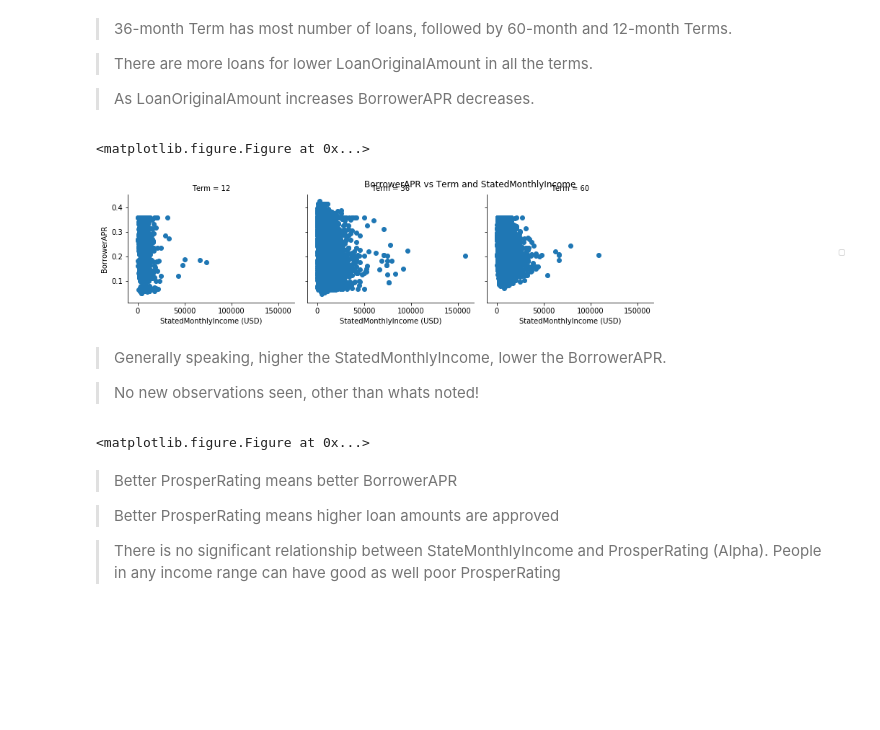
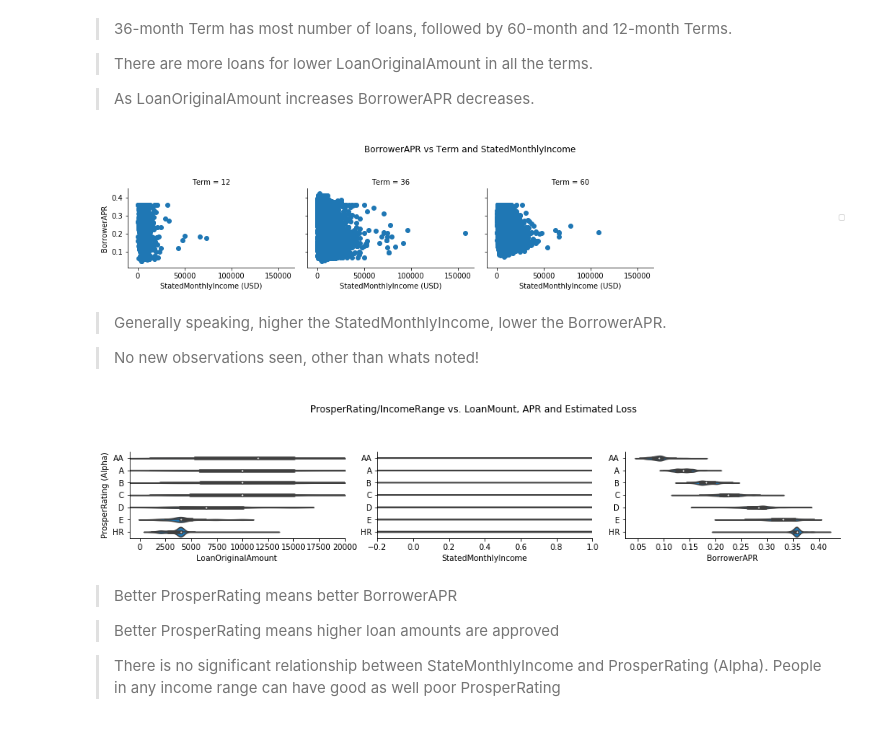
Before and after one commit to AbhaRamchandani/Communicate-Data-Findings---Loan-Data-from-Prosper, a Jupyter notebook: exploration_template.ipynb, the cells around one changed output. Saved outputs shown, nothing was run; the diff lists cells and outputs as text; code cells hidden in the pictures; blank space fills up the shorter version.

```diff
--- a/exploration_template.ipynb
+++ b/exploration_template.ipynb
@@ -1240,21 +1241,21 @@ g.add_legend();
 > As LoanOriginalAmount increases BorrowerAPR decreases.
 # %%
 # Plot BorrowerAPR vs Term and StatedMonthlyIncome
-plt.figure(figsize = [14.70, 8.27])
+#plt.figure(figsize = [14.70, 8.27])
 g = sb.FacetGrid(data = df_copy, aspect = 1.2, col = 'Term', col_wrap = 4)
 g.map(plt.scatter, 'StatedMonthlyIncome', 'BorrowerAPR').set_axis_labels("StatedMonthlyIncome (USD)", "BorrowerAPR");
 plt.suptitle('BorrowerAPR vs Term and StatedMonthlyIncome', color = 'black');
+plt.subplots_adjust(top = 0.7);
 g.add_legend();
 # %% [output]
-<matplotlib.figure.Figure at 0x...>
-[figure, old version]
+[figure, new version]
 # %% [markdown]
 > Generally speaking, higher the StatedMonthlyIncome, lower the BorrowerAPR.
 
 > No new observations seen, other than whats noted!
 # %%
 # Plot all PropsperRating vs. (LoanOriginalAmount, StatedMonthlyIncome and BorrowerAPR)
-plt.figure(figsize = [14.70, 8.27])
+#plt.figure(figsize = [14.70, 8.27])
 
 # Plot matrix: sample 7000 so that plots are clearer and they render faster
 samples = np.random.choice(df_copy.shape[0], 7000, replace = False)
@@ -1270,14 +1271,14 @@ g.map(sb.violinplot,  color = base_color, saturation = 2);
 g.axes[0,0].set_xlim(-1000,20000)
 g.axes[0,1].set_xlim(-0.2,1)
 g.fig.suptitle('ProsperRating/IncomeRange vs. LoanMount, APR and Estimated Loss', fontdict={'fontsize': 18}, color = 'black');
-g.fig.subplots_adjust(top = 0.9)
+g.fig.subplots_adjust(top = 0.7)
 
 
 for i in np.arange(g.axes.shape[0]):
     for j in np.arange(g.axes.shape[1]):
         g.axes[i,j].grid(False)
 # %% [output]
-<matplotlib.figure.Figure at 0x...>
+[figure, added]
 # %% [markdown]
 > Better ProsperRating means better BorrowerAPR
 
```
Also changed, not shown: parts of 4 cells of this notebook, 5 other files.
